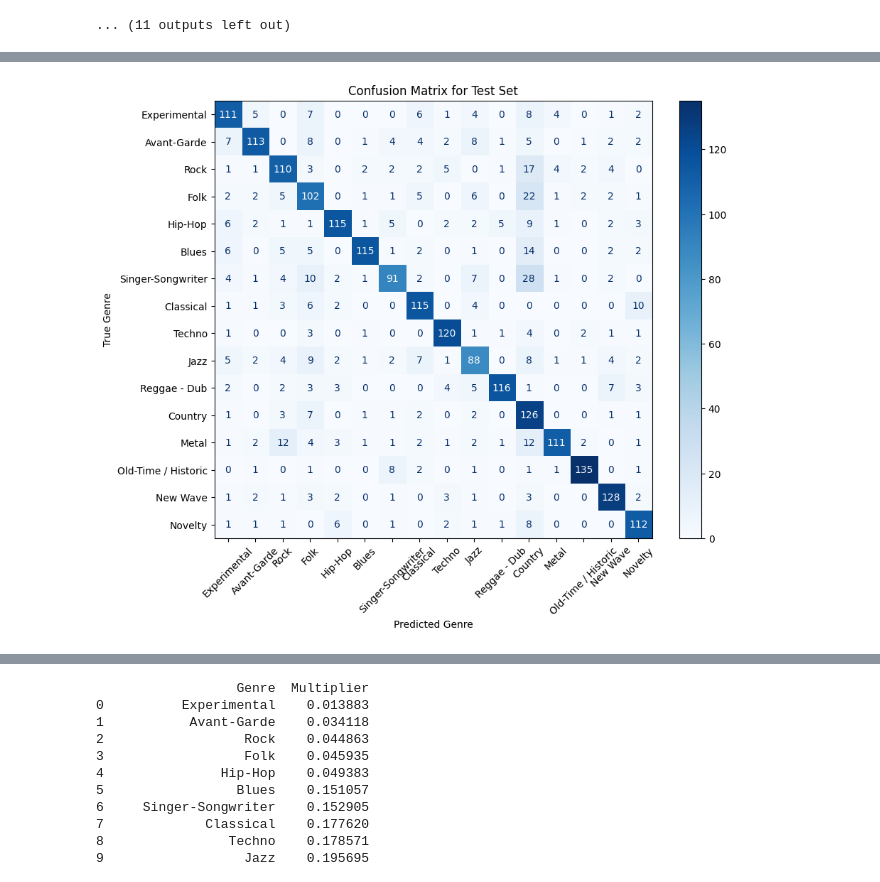
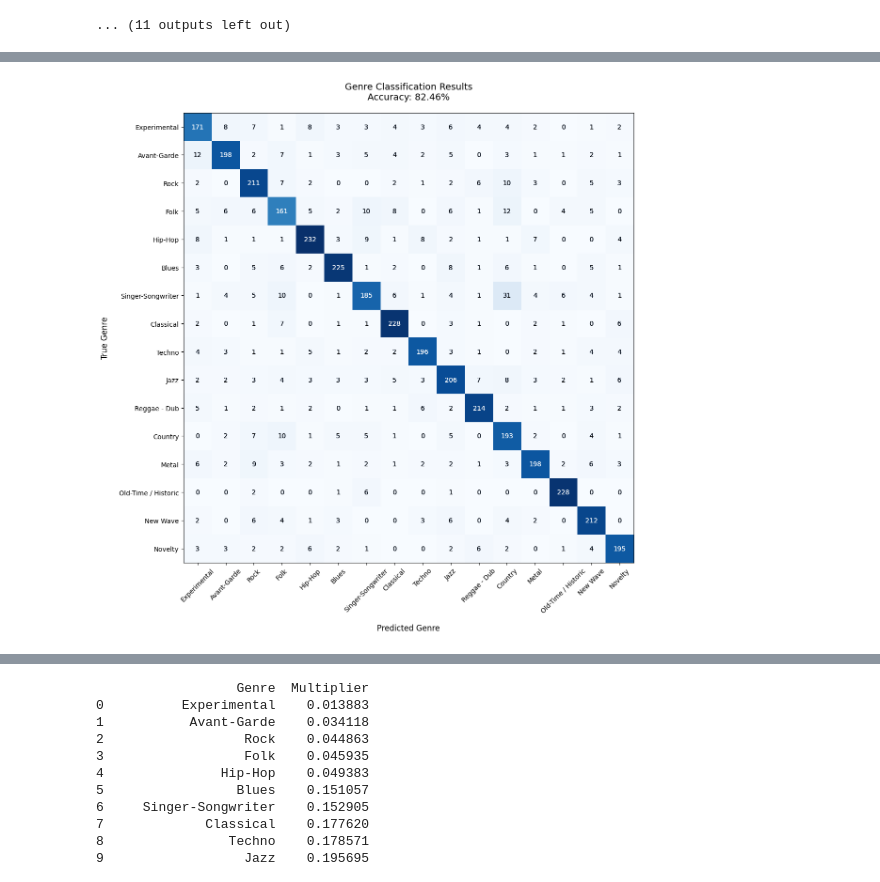
Before and after one commit to hassanjaber7/Music-Genre-Classification, a Jupyter notebook: CNN-PRCNN-MCLNN.ipynb, the cells around one changed output, grey strips where cells are left out. Saved outputs shown, nothing was run; the diff lists cells and outputs as text; code cells hidden in the pictures.

```diff
--- a/CNN-PRCNN-MCLNN.ipynb
+++ b/CNN-PRCNN-MCLNN.ipynb
@@ -869,38 +1223,91 @@ Target: 3, Predicted label: [3]
 # %%
-# Predict a sample from the test set
-X_to_predict = X_test[100]
-y_to_predict = y_test[100]
-predict(model, X_to_predict, y_to_predict)
+import json
+import numpy as np
+import matplotlib.pyplot as plt
+from sklearn.metrics import confusion_matrix, ConfusionMatrixDisplay, accuracy_score
 
-import json
-from sklearn.metrics import confusion_matrix, ConfusionMatrixDisplay, accuracy_score
-# Load genre labels (mapping) from JSON file
+# ================================================
+# Load genre labels FIRST (before any plotting)
+# ================================================
 with open(JSON_PATH, "r") as fp:
     data = json.load(fp)
     genre_labels = data["mapping"]
 
 # ================================================
-# Confusion Matrix Plotting
+# Single Sample Prediction Function
 # ================================================
+def predict(model, X_mfcc, X_other, y_true, genre_labels):
+    # Reshape for batch prediction
+    X_mfcc_batch = np.expand_dims(X_mfcc, axis=0)  # Shape: (1, timesteps, mfcc_features)
+    X_other_batch = np.expand_dims(X_other, axis=0)  # Shape: (1, other_features_dim)
 
-# Generate predictions for the test set
-y_pred = model.predict(X_test)
-y_pred_labels = np.argmax(y_pred, axis=1)  # Convert probabilities to predicted class labels
+    # Get prediction
+    prediction = model.predict([X_mfcc_batch, X_other_batch], verbose=0)
+    predicted_label = np.argmax(prediction)
 
-# Compute the confusion matrix
+    print(f"\nTrue Genre: {genre_labels[y_true]}")
+    print(f"Predicted Genre: {genre_labels[predicted_label]}")
+    print(f"Confidence: {np.max(prediction) * 100:.2f}%")
+    return predicted_label
+
+# ================================================
+# Test Prediction Example
+# ================================================
+sample_idx = 100  # Example index
+predict(model,
+        X_mfcc_test[sample_idx],
+        X_other_test[sample_idx],
+        y_test[sample_idx],
+        genre_labels)
+
+# ================================================
+# Full Test Set Evaluation
+# ================================================
+# Generate predictions
+y_pred = model.predict([X_mfcc_test, X_other_test], verbose=1)
+y_pred_labels = np.argmax(y_pred, axis=1)
+
+# Calculate metrics
+accuracy = accuracy_score(y_test, y_pred_labels)
 conf_matrix = confusion_matrix(y_test, y_pred_labels)
 
-# Plot confusion matrix
-fig, ax = plt.subplots(figsize=(10, 8))
-disp = ConfusionMatrixDisplay(confusion_matrix=conf_matrix, display_labels=genre_labels)  # Use genre names from the mapping
-disp.plot(cmap='Blues', ax=ax, xticks_rotation=45)
+# Enhanced Confusion Matrix Plot
+plt.figure(figsize=(14, 12))
+disp = ConfusionMatrixDisplay(
+    confusion_matrix=conf_matrix,
+    display_labels=genre_labels
+)
+disp.plot(
+    cmap='Blues',
+    ax=plt.gca(),
+    xticks_rotation=45,
+    values_format='d',
+    colorbar=False
+)
 
-# Set titles and labels
-plt.title("Confusion Matrix for Test Set")
-plt.xlabel("Predicted Genre")
-plt.ylabel("True Genre")
+# Formatting
+plt.title(f"Genre Classification Results\nAccuracy: {accuracy:.2%}", pad=20, fontsize=14)
+plt.xlabel("Predicted Genre", fontsize=12, labelpad=15)
+plt.ylabel("True Genre", fontsize=12, labelpad=15)
+plt.xticks(fontsize=10)
+plt.yticks(fontsize=10)
+plt.grid(False)
+
+# Add accuracy text
+for i in range(len(genre_labels)):
+    for j in range(len(genre_labels)):
+        plt.text(j, i, conf_matrix[i, j],
+                ha="center", va="center",
+                color="white" if conf_matrix[i, j] > conf_matrix.max()/2 else "black")
+
+plt.tight_layout()
 plt.show()
 
-accuracy = accuracy_score(y_test, y_pred_labels)
-print(f"\nTest Set Accuracy: {accuracy * 100:.2f}%")
+# Print class-wise accuracy
+print("\nClass-wise Performance:")
+for i, genre in enumerate(genre_labels):
+    idx = y_test == i
+    if sum(idx) > 0:  # Avoid division by zero
+        acc = accuracy_score(y_test[idx], y_pred_labels[idx])
+        print(f"{genre}: {acc:.2%} ({sum(idx)} samples)")
 # %% [output]
@@ -910 +1318 @@ Target: 3, Predicted label: [3]
-[figure, old version]
+[figure, new version]
```
Also changed, not shown: parts of 7 cells of this notebook, 2 other files.
